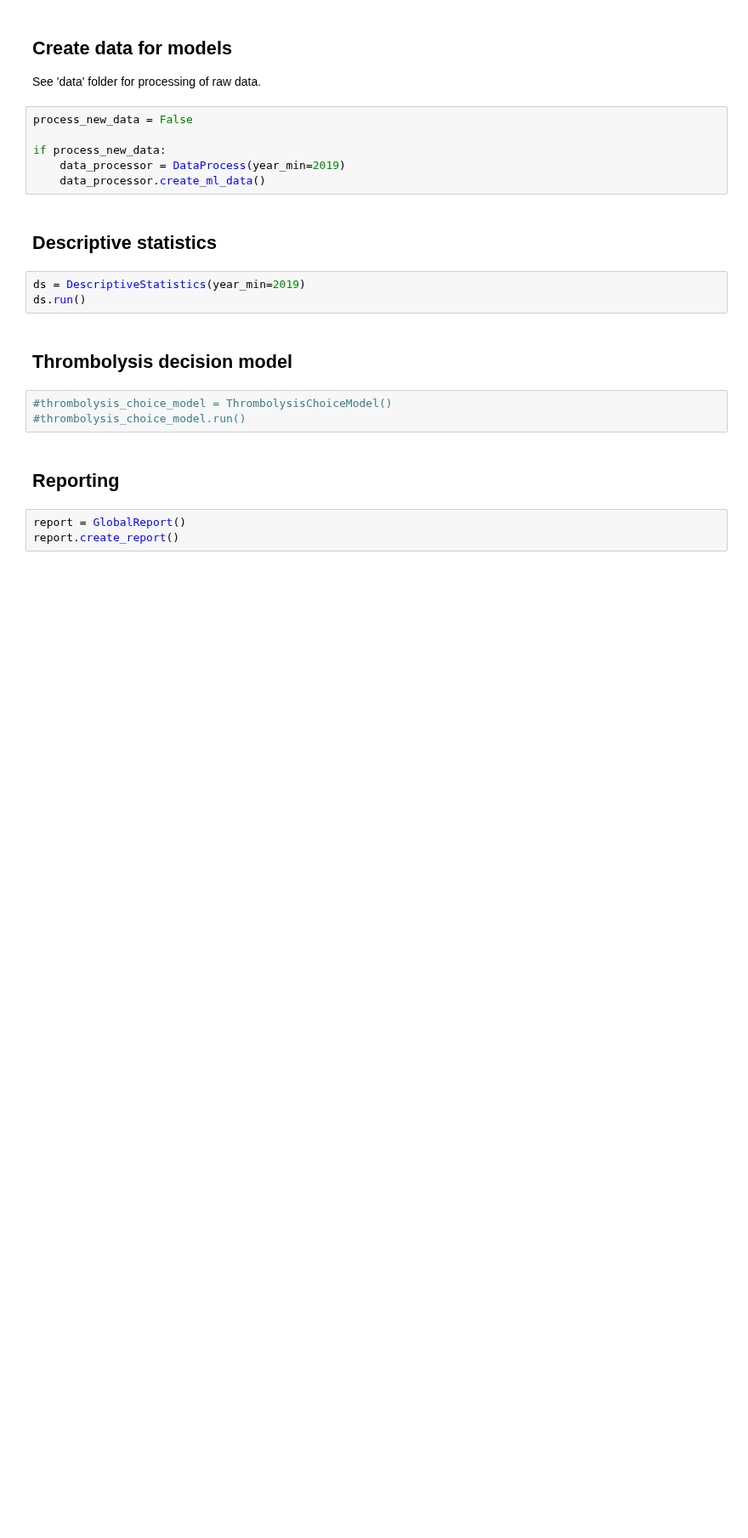
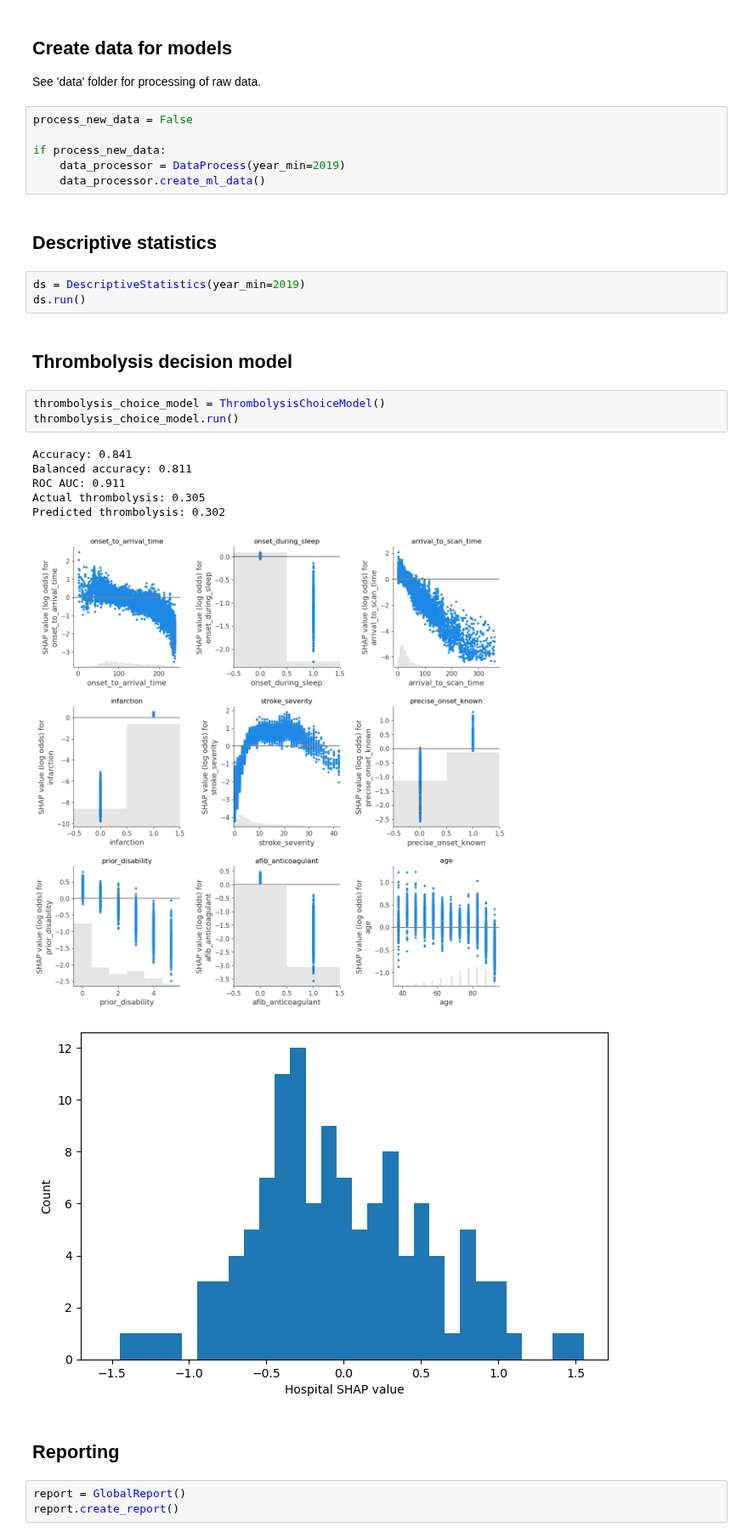
Before and after one commit to samuel-book/samuel_2_production, a Jupyter notebook: full_production_1.ipynb, the cells around one changed output. Shown at 85% size. Cells and saved outputs as stored; diff of their text form; blank space fills up the shorter version.

```diff
--- a/full_production_1.ipynb
+++ b/full_production_1.ipynb
@@ -29,8 +29,16 @@ ds.run()
 # %% [markdown]
 ## Thrombolysis decision model
 # %%
-#thrombolysis_choice_model = ThrombolysisChoiceModel()
-#thrombolysis_choice_model.run()
+thrombolysis_choice_model = ThrombolysisChoiceModel()
+thrombolysis_choice_model.run()
+# %% [output]
+Accuracy: 0.841
+Balanced accuracy: 0.811
+ROC AUC: 0.911
+Actual thrombolysis: 0.305
+Predicted thrombolysis: 0.302
+[figure, added]
+[figure, added]
 # %% [markdown]
 ## Reporting
 # %%
```
Also changed, not shown: 3 other files.
